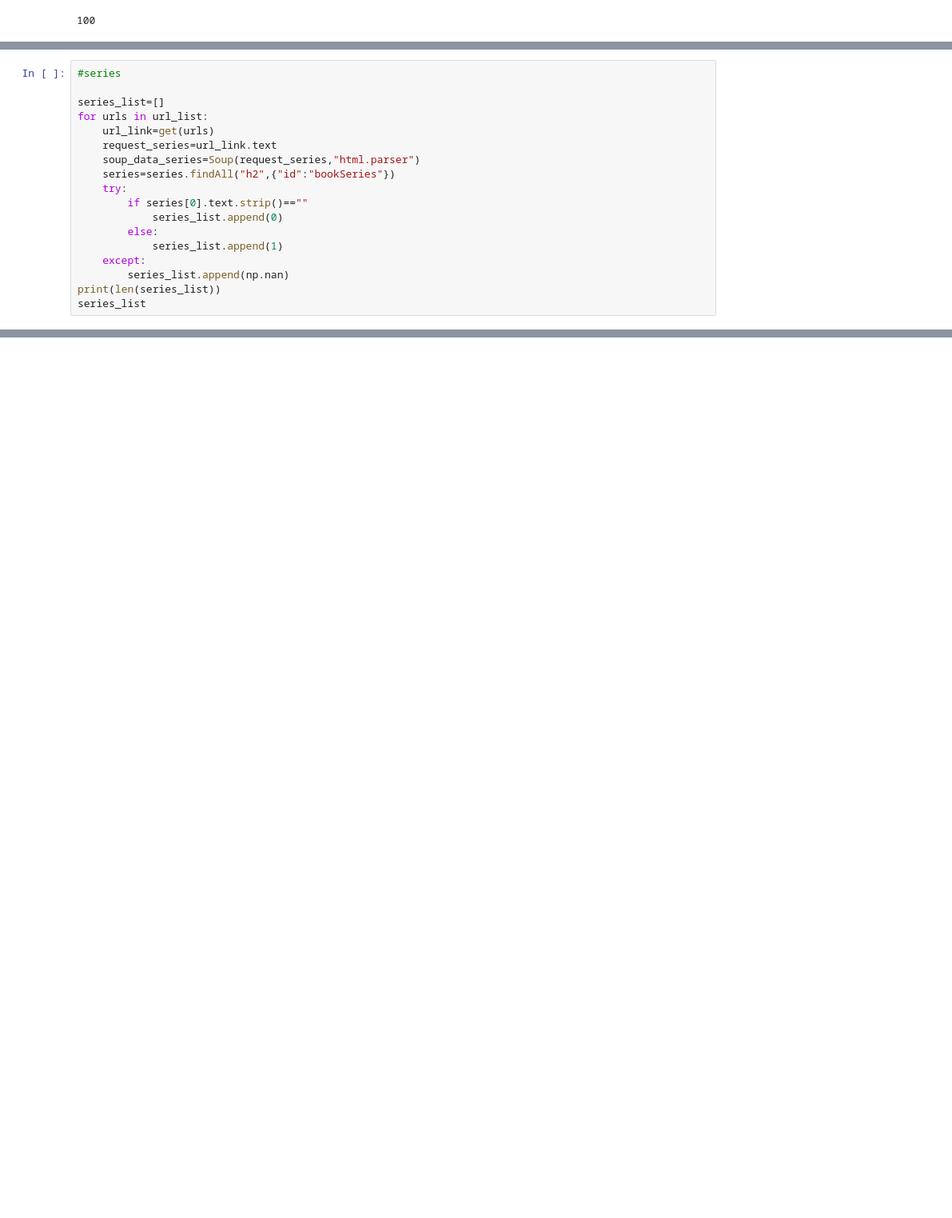
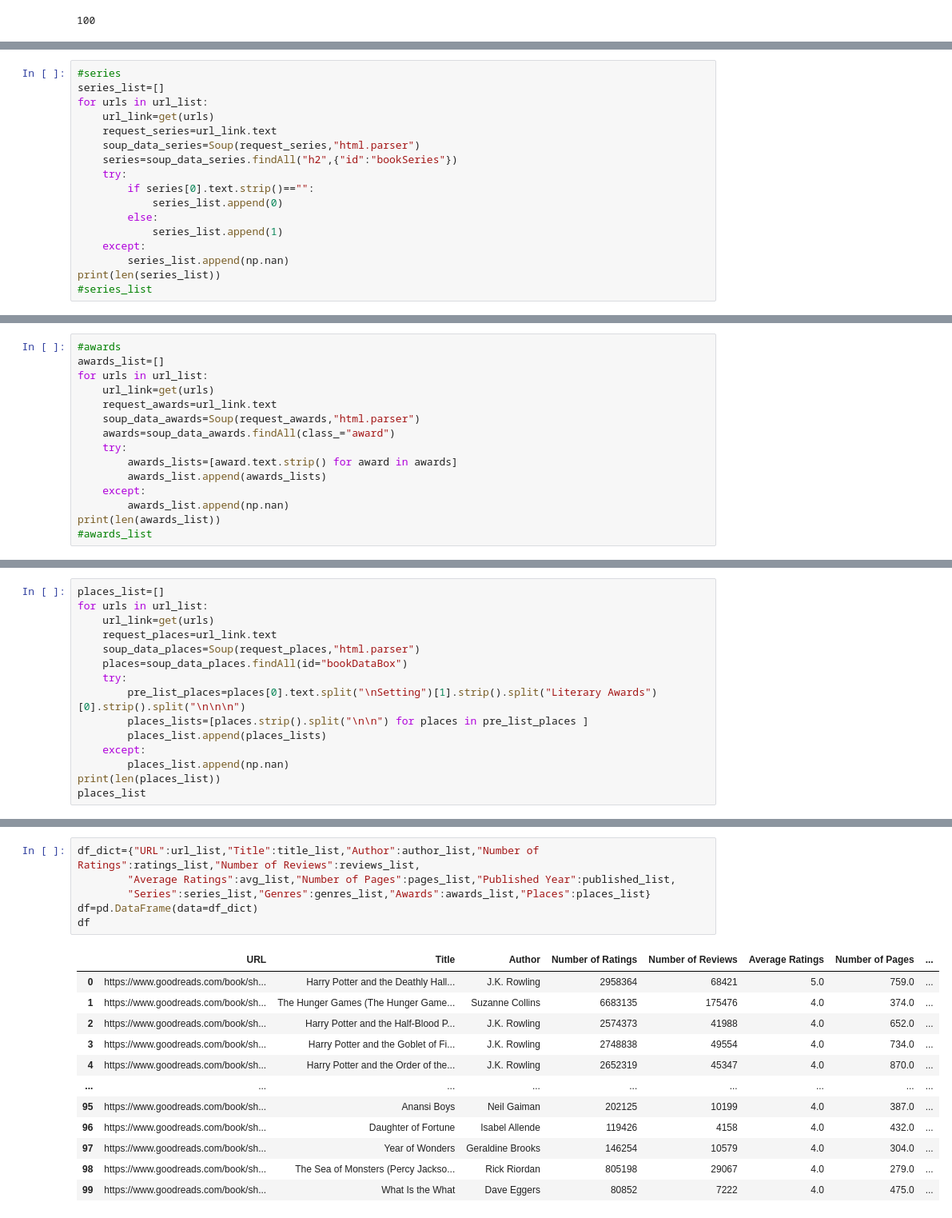
Before and after one commit to UdawalaHewageDilan/Booksbooksandmorebooks, a Jupyter notebook: Build_Week_1.ipynb, the cells around one changed output, grey strips where cells are left out. Shown at 80% size. Drawn from its saved outputs; the diff is of its cells as text; blank space fills up the shorter version.

```diff
--- a/Build_Week_1.ipynb
+++ b/Build_Week_1.ipynb
@@ -185,18 +136,17 @@ published_list
 # %%
 #series
-
 series_list=[]
 for urls in url_list:
     url_link=get(urls)
     request_series=url_link.text
     soup_data_series=Soup(request_series,"html.parser")
-    series=series.findAll("h2",{"id":"bookSeries"})
+    series=soup_data_series.findAll("h2",{"id":"bookSeries"})
     try:
-        if series[0].text.strip()==""
+        if series[0].text.strip()=="":
             series_list.append(0)
         else:
             series_list.append(1)
     except:
         series_list.append(np.nan)
 print(len(series_list))
-series_list
+#series_list
@@ -202,0 +174,15 @@ series_list
+# %%
+#awards
+awards_list=[]
+for urls in url_list:
+    url_link=get(urls)
+    request_awards=url_link.text
+    soup_data_awards=Soup(request_awards,"html.parser")
+    awards=soup_data_awards.findAll(class_="award")
+    try:
+        awards_lists=[award.text.strip() for award in awards]
+        awards_list.append(awards_lists)
+    except:
+        awards_list.append(np.nan)
+print(len(awards_list))
+#awards_list
@@ -202,0 +191,15 @@ series_list
+# %%
+places_list=[]
+for urls in url_list:
+    url_link=get(urls)
+    request_places=url_link.text
+    soup_data_places=Soup(request_places,"html.parser")
+    places=soup_data_places.findAll(id="bookDataBox")
+    try:
+        pre_list_places=places[0].text.split("\nSetting")[1].strip().split("Literary Awards")[0].strip().split("\n\n\n")
+        places_lists=[places.strip().split("\n\n") for places in pre_list_places ]
+        places_list.append(places_lists)
+    except:
+        places_list.append(np.nan)
+print(len(places_list))
+places_list
@@ -202,0 +225,19 @@ series_list
+# %%
+df_dict={"URL":url_list,"Title":title_list,"Author":author_list,"Number of Ratings":ratings_list,"Number of Reviews":reviews_list,
+        "Average Ratings":avg_list,"Number of Pages":pages_list,"Published Year":published_list,
+        "Series":series_list,"Genres":genres_list,"Awards":awards_list,"Places":places_list}
+df=pd.DataFrame(data=df_dict)
+df
+# %% [output]
+|  | URL | Title | Author | Number of Ratings | Number of Reviews | Average Ratings | Number of Pages | ... |
+| 0 | https://www.goodreads.com/book/sh... | Harry Potter and the Deathly Hall... | J.K. Rowling | 2958364 | 68421 | 5.0 | 759.0 | ... |
+| 1 | https://www.goodreads.com/book/sh... | The Hunger Games (The Hunger Game... | Suzanne Collins | 6683135 | 175476 | 4.0 | 374.0 | ... |
+| 2 | https://www.goodreads.com/book/sh... | Harry Potter and the Half-Blood P... | J.K. Rowling | 2574373 | 41988 | 4.0 | 652.0 | ... |
+| 3 | https://www.goodreads.com/book/sh... | Harry Potter and the Goblet of Fi... | J.K. Rowling | 2748838 | 49554 | 4.0 | 734.0 | ... |
+| 4 | https://www.goodreads.com/book/sh... | Harry Potter and the Order of the... | J.K. Rowling | 2652319 | 45347 | 4.0 | 870.0 | ... |
+| ... | ... | ... | ... | ... | ... | ... | ... | ... |
+| 95 | https://www.goodreads.com/book/sh... | Anansi Boys | Neil Gaiman | 202125 | 10199 | 4.0 | 387.0 | ... |
+| 96 | https://www.goodreads.com/book/sh... | Daughter of Fortune | Isabel Allende | 119426 | 4158 | 4.0 | 432.0 | ... |
+| 97 | https://www.goodreads.com/book/sh... | Year of Wonders | Geraldine Brooks | 146254 | 10579 | 4.0 | 304.0 | ... |
+| 98 | https://www.goodreads.com/book/sh... | The Sea of Monsters (Percy Jackso... | Rick Riordan | 805198 | 29067 | 4.0 | 279.0 | ... |
+| 99 | https://www.goodreads.com/book/sh... | What Is the What | Dave Eggers | 80852 | 7222 | 4.0 | 475.0 | ... |
```
Also changed, not shown: parts of 13 cells of this notebook.
